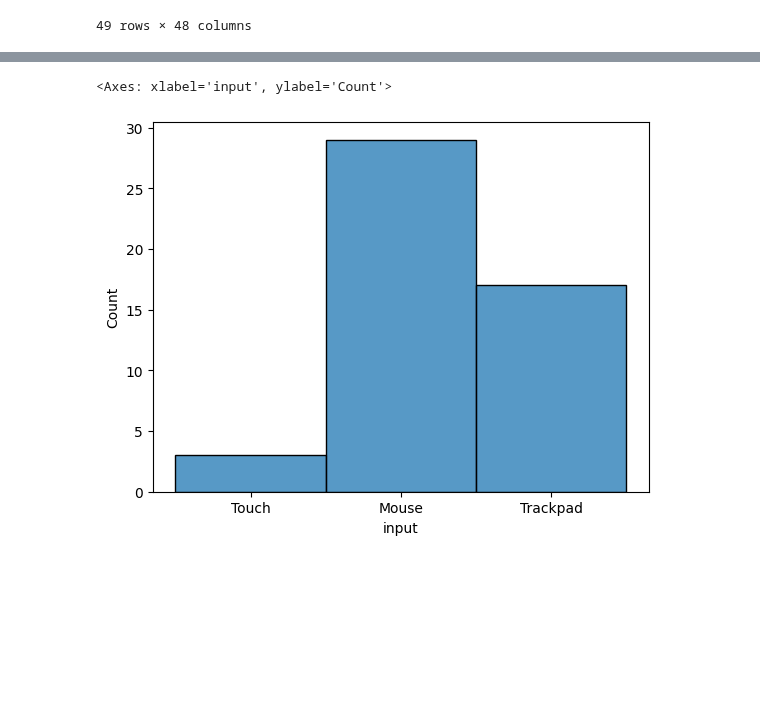
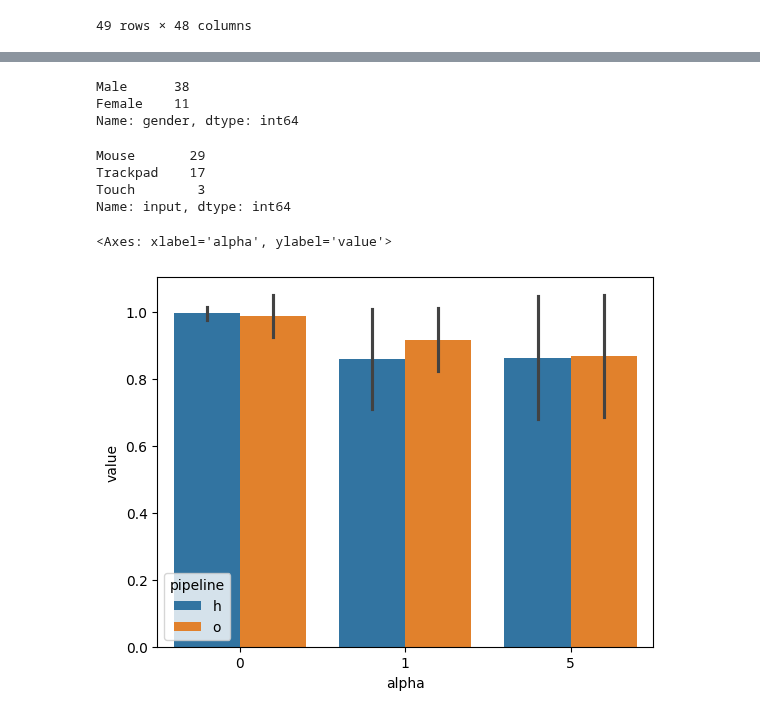
Before and after one commit to npiccolotto/undrground-tubes, a Jupyter notebook: eval/analysis.ipynb, the cells around one changed output, grey strips where cells are left out. Drawn from its saved outputs; the diff is of its cells as text; code cells hidden in the pictures; blank space fills up the shorter version.

```diff
--- a/eval/analysis.ipynb
+++ b/eval/analysis.ipynb
@@ -215,6 +215,7 @@ exp_long["task"] = exp_long.apply(lambda row: int(row["stimulus_response"][4]),
 exp_long["alpha"] = exp_long.apply(lambda row: int(row["stimulus_response"][8]), axis=1)
 exp_long["pipeline"] = exp_long.apply(lambda row: row["stimulus_response"][6], axis=1)
 exp_long["metric"] = exp_long.apply(lambda row: row["stimulus_response"][-1], axis=1)
+exp_long['value'] = exp_long.apply(lambda row: row['value'] / 1000 if row['metric']=='t' else row['value'],axis=1)
 exp_long['value'] = exp_long['value'].astype(float).round(8)
 exp_long = exp_long.drop(columns="stimulus_response")
 exp_long.to_csv("./survey_long.csv", index=False, quoting=csv.QUOTE_NONNUMERIC)
@@ -226,8 +222,27 @@ sns.histplot(df['age'], binwidth=2)
-# %%
-sns.histplot(df['input'])
-# %% [output]
-<Axes: xlabel='input', ylabel='Count'>
-[figure, removed]
+# %%
+df['gender'].value_counts()
+# %% [output]
+Male      38
+Female    11
+Name: gender, dtype: int64
+# %%
+df['input'].value_counts()
+# %% [output]
+Mouse       29
+Trackpad    17
+Touch        3
+Name: input, dtype: int64
 # %%
 with open('./opentext.txt', 'w') as f:
     f.write(df[pd.notna(df['opentext'])]['opentext'].str.cat(sep='\n\n===========\n\n'))
+# %%
+sns.barplot(
+    exp_long[(exp_long['metric']=='a') & (exp_long['task']==1)],
+    x='alpha',
+    y='value',
+    hue='pipeline',
+    errorbar='sd'
+)
+# %% [output]
+<Axes: xlabel='alpha', ylabel='value'>
+[figure, added]
```
Also changed, not shown: parts of 1 cell of this notebook, 1 other file.
